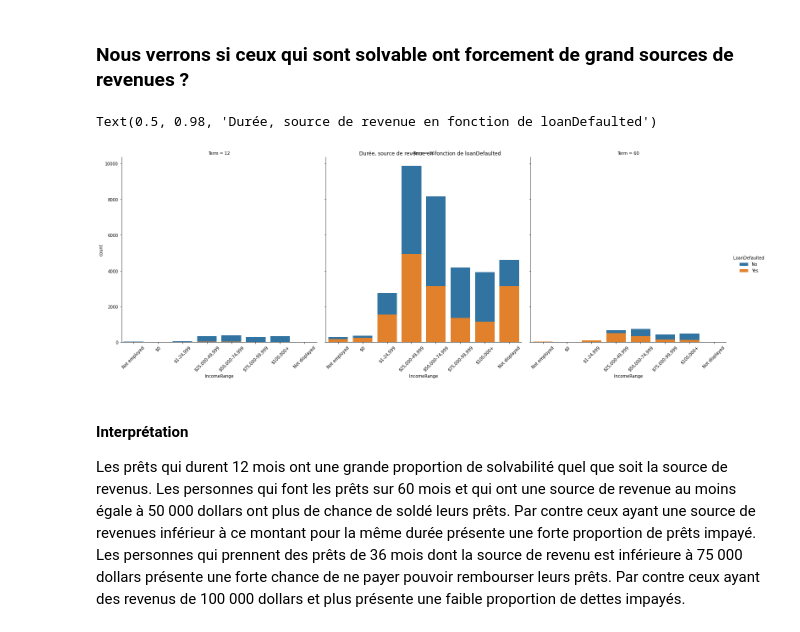
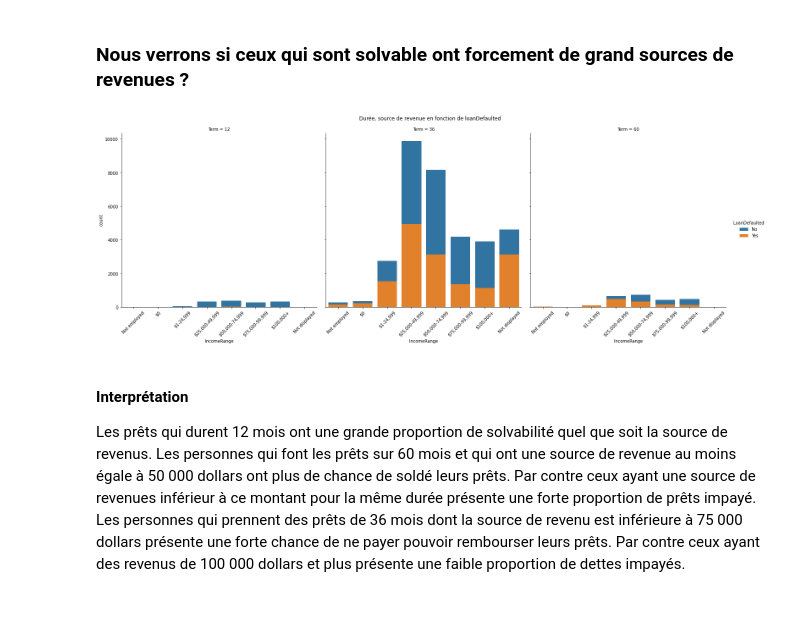
Before and after one commit to ouedraogo-salam/udacity-projet-3, a Jupyter notebook: Part_I_exploration_template.ipynb, the cells around one changed output. Saved outputs shown, nothing was run; the diff lists cells and outputs as text; code cells hidden in the pictures.

```diff
--- a/Part_I_exploration_template.ipynb
+++ b/Part_I_exploration_template.ipynb
@@ -1202,12 +1202,12 @@ Les personnes ayant de meilleur score ou de faible risque ont beaucoup plus de c
 # %%
 g = sns.FacetGrid(data = df1, col = "Term", hue="LoanDefaulted", height=7)
 g.map(sns.countplot, "IncomeRange")
-g.add_legend();
+g.add_legend()
 g.set_xticklabels(rotation=45)
-plt.suptitle("Durée, source de revenue en fonction de loanDefaulted");
+g.fig.subplots_adjust(top=0.9)
+g.fig.suptitle("Durée, source de revenue en fonction de loanDefaulted");
 # %% [output]
-Text(0.5, 0.98, 'Durée, source de revenue en fonction de loanDefaulted')
-[figure, old version]
+[figure, new version]
 # %% [markdown]
 #### Interprétation
 
```
Also changed, not shown: parts of 2 cells of this notebook.
